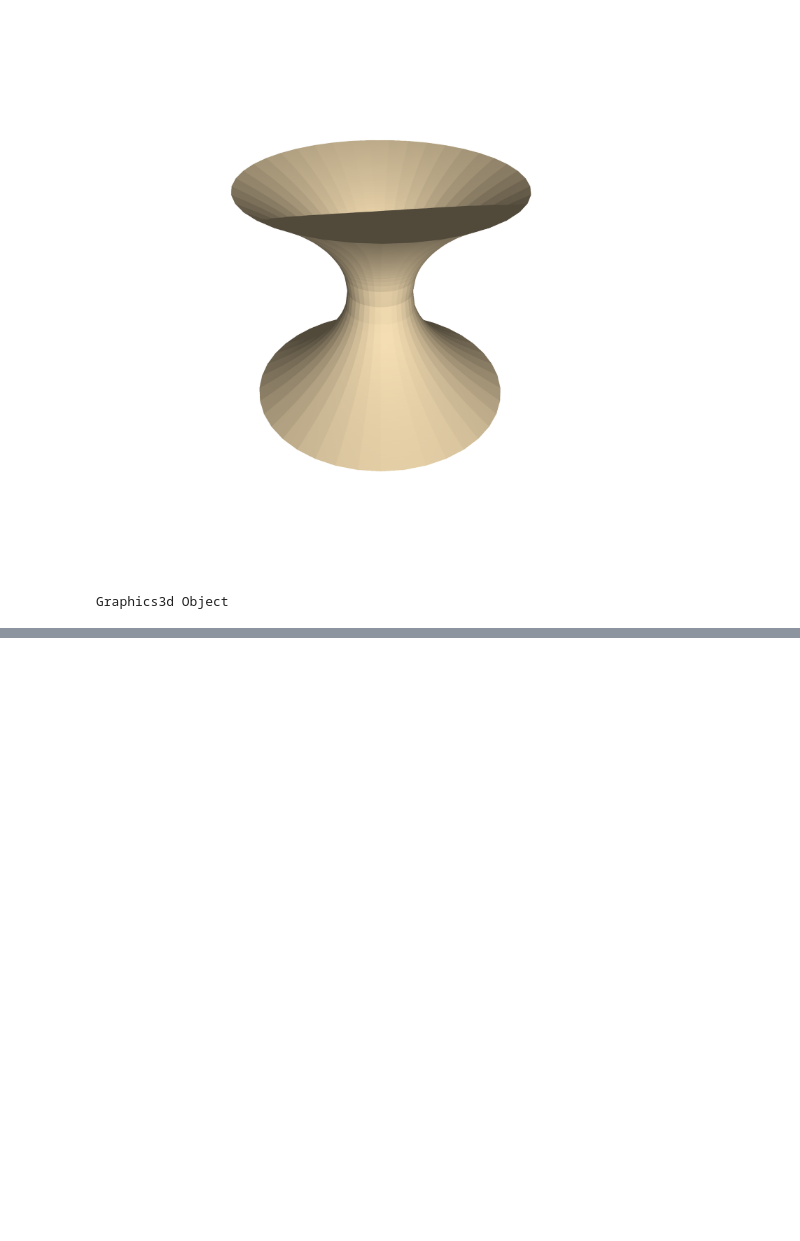
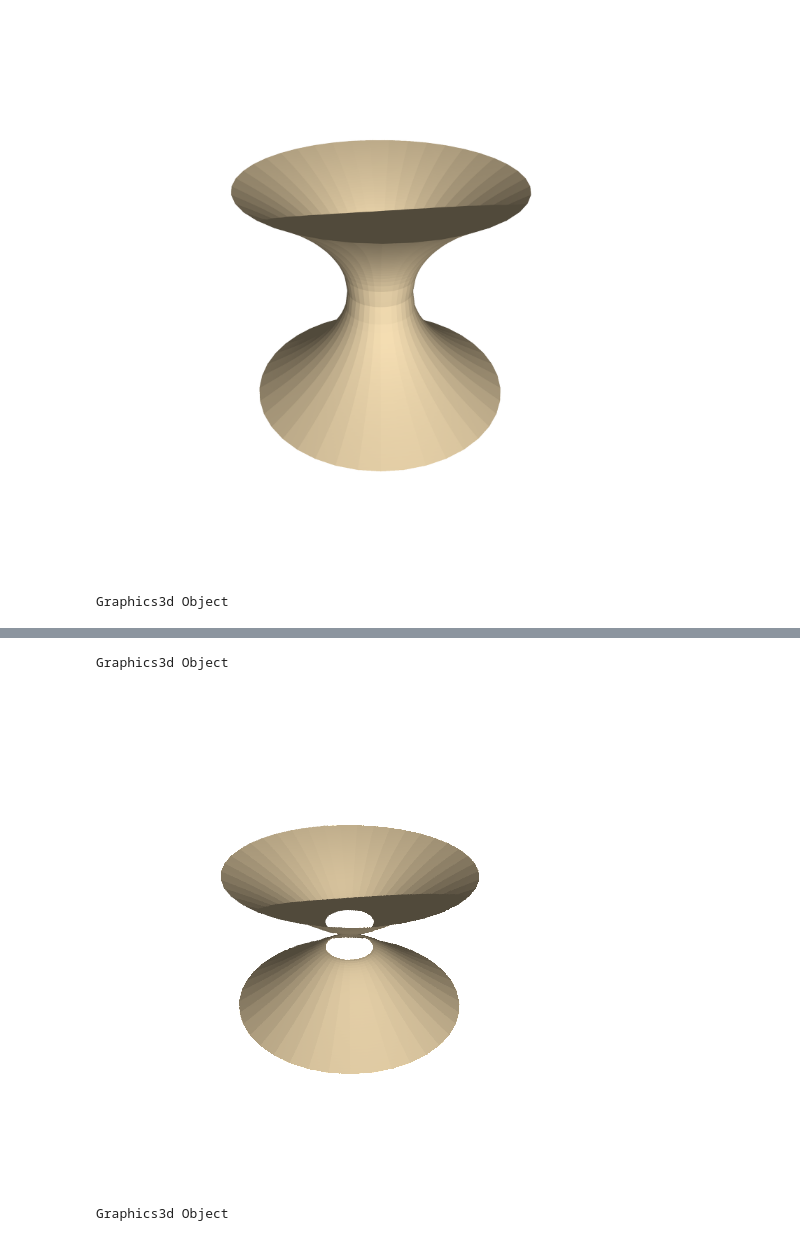
Before and after one commit to egourgoulhon/BHLectures, a Jupyter notebook: sage/Einstein-Rosen_bridge.ipynb, the cells around one changed output, grey strips where cells are left out. Cells and saved outputs as stored; diff of their text form; code cells hidden in the pictures; blank space fills up the shorter version.

```diff
--- a/sage/Einstein-Rosen_bridge.ipynb
+++ b/sage/Einstein-Rosen_bridge.ipynb
@@ -103,0 +98,24 @@ show(g, aspect_ratio=1, viewer='tachyon', frame=False)
+# %%
+T0 = 1.5
+g1 = parametric_plot3d([lambda r,ph: r*cos(ph), lambda r,ph: r*sin(ph), lambda r,ph: zz(r, T0)],
+                      (rmin(T0), 8), (0, 2*pi), color='wheat')
+g2 = parametric_plot3d([lambda r,ph: r*cos(ph), lambda r,ph: r*sin(ph), lambda r,ph: -zz(r, T0)],
+                      (rmin(T0), 8), (0, 2*pi), color='wheat')
+g = set_axes_labels(g1 + g2, 'x', 'y', 'z')
+show(g, aspect_ratio=1)
+# %% [output]
+Graphics3d Object
+# %%
+show(g, aspect_ratio=1, viewer='tachyon', frame=False)
+# %% [output]
+[figure, added]
+# %%
+T0 = 3
+g1 = parametric_plot3d([lambda r,ph: r*cos(ph), lambda r,ph: r*sin(ph), lambda r,ph: zz(r, T0)],
+                      (rmin(T0), 8), (0, 2*pi), color='wheat')
+g2 = parametric_plot3d([lambda r,ph: r*cos(ph), lambda r,ph: r*sin(ph), lambda r,ph: -zz(r, T0)],
+                      (rmin(T0), 8), (0, 2*pi), color='wheat')
+g = set_axes_labels(g1 + g2, 'x', 'y', 'z')
+show(g, aspect_ratio=1)
+# %% [output]
+Graphics3d Object
```
Also changed, not shown: parts of 17 cells of this notebook.
